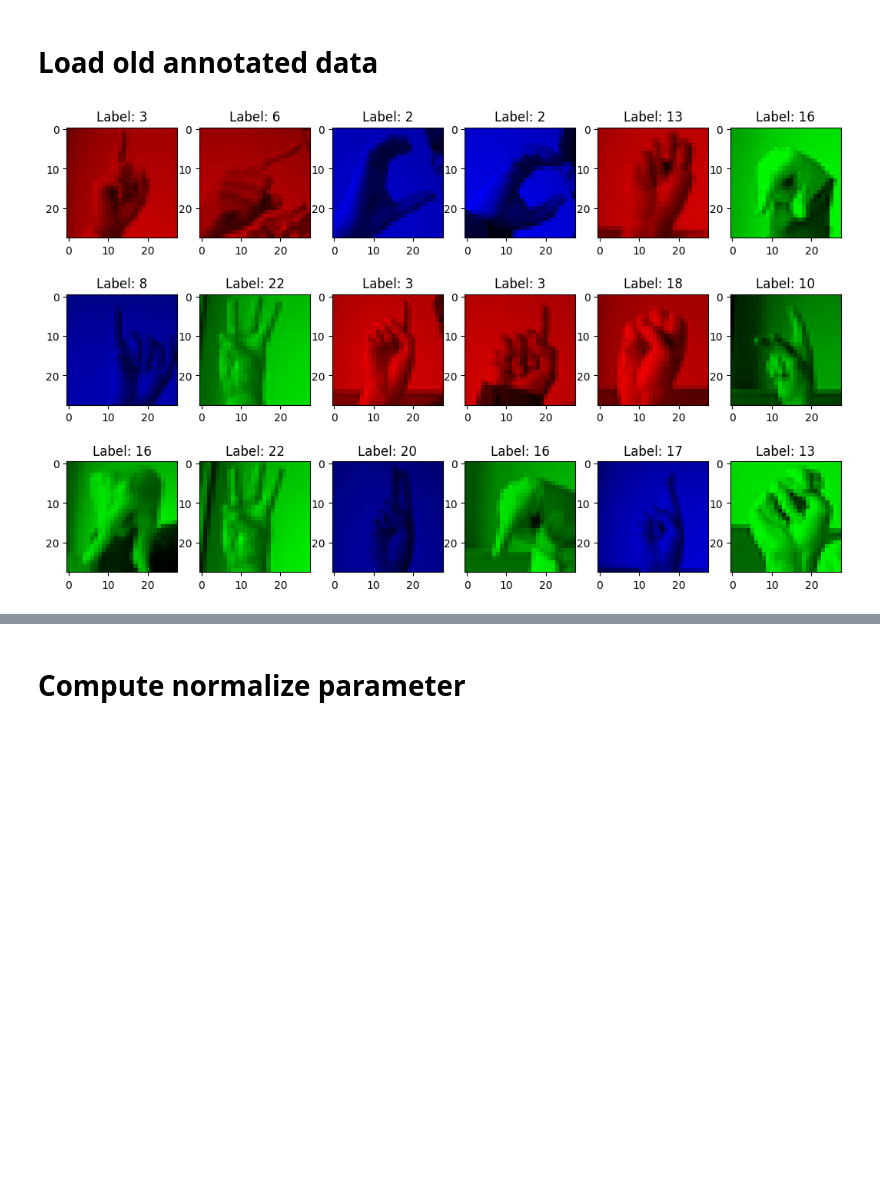
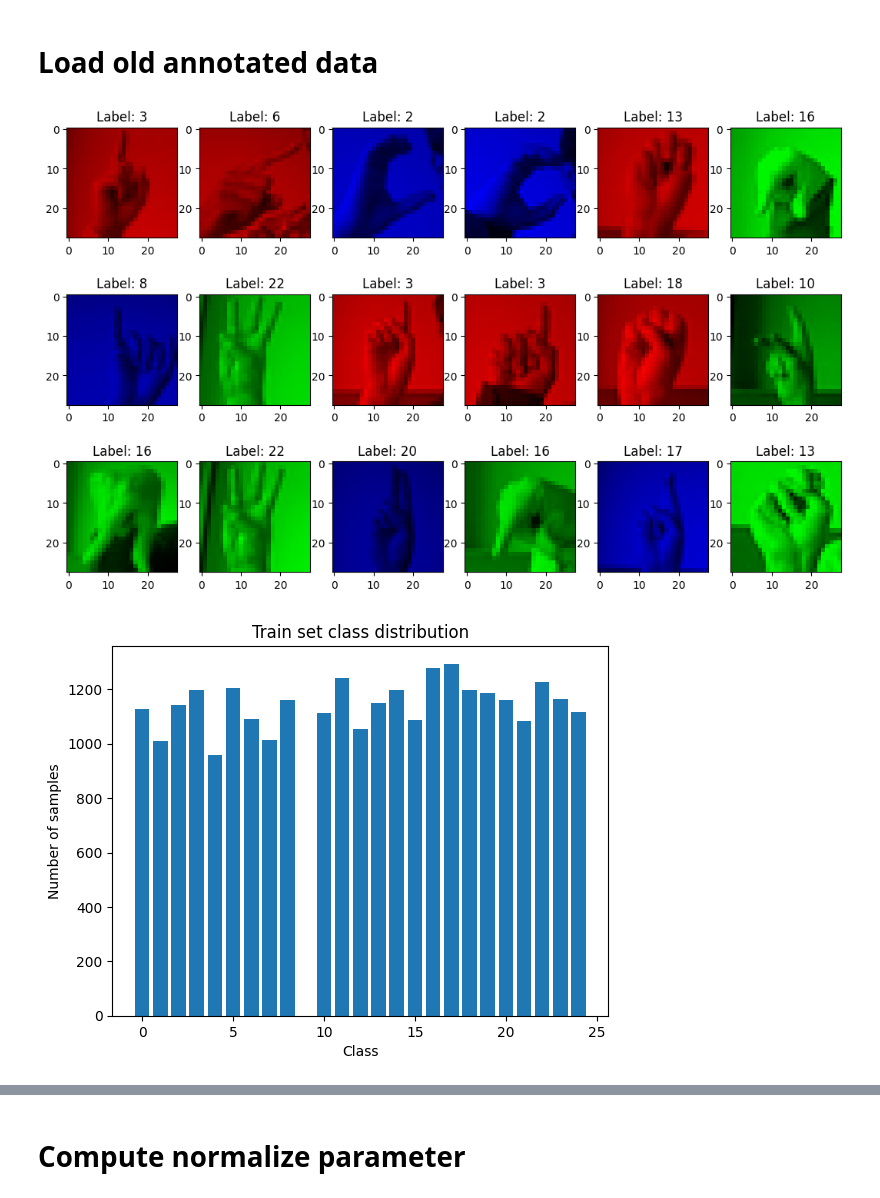
Before and after one commit to Horizon-42/sign_languages, a Jupyter notebook: data_explore.ipynb, the cells around one changed output, grey strips where cells are left out. Saved outputs shown, nothing was run; the diff lists cells and outputs as text; code cells hidden in the pictures; blank space fills up the shorter version.

```diff
--- a/data_explore.ipynb
+++ b/data_explore.ipynb
@@ -13,12 +16,29 @@ from dataset import max_channel
 # %% [markdown]
 # Load old annotated data
 # %%
+from collections import Counter
+from matplotlib import pyplot as plt
 raw_data = read_tensor_dataset(
     "data/thws-mai-idl-ss-25-sign-language/SignLanguage_kaggle/old_annotated.pth")
 
 plot_dataset(raw_data)
+
+# check class balance
+_, labels = raw_data[:]
+# Counter could't run on tensor becacuse tensor obj has different hash
+counts = Counter([int(lb.item()) for lb in labels])
+
+# Reuse the same counts mapping: keys are class IDs, values are sample counts
+plt.bar(counts.keys(), counts.values())
+# Label nine is missing
+
+plt.xlabel("Class")
+plt.ylabel("Number of samples")
+plt.title("Train set class distribution")
+plt.show()
 # %% [output]
 [figure]
+[figure, added]
 # %%
 IMAGE_SIZE = 64
 train_data, val_data, test_data = split_tensor_dataset(raw_data)
```
Also changed, not shown: parts of 7 cells of this notebook, 3 other files.
